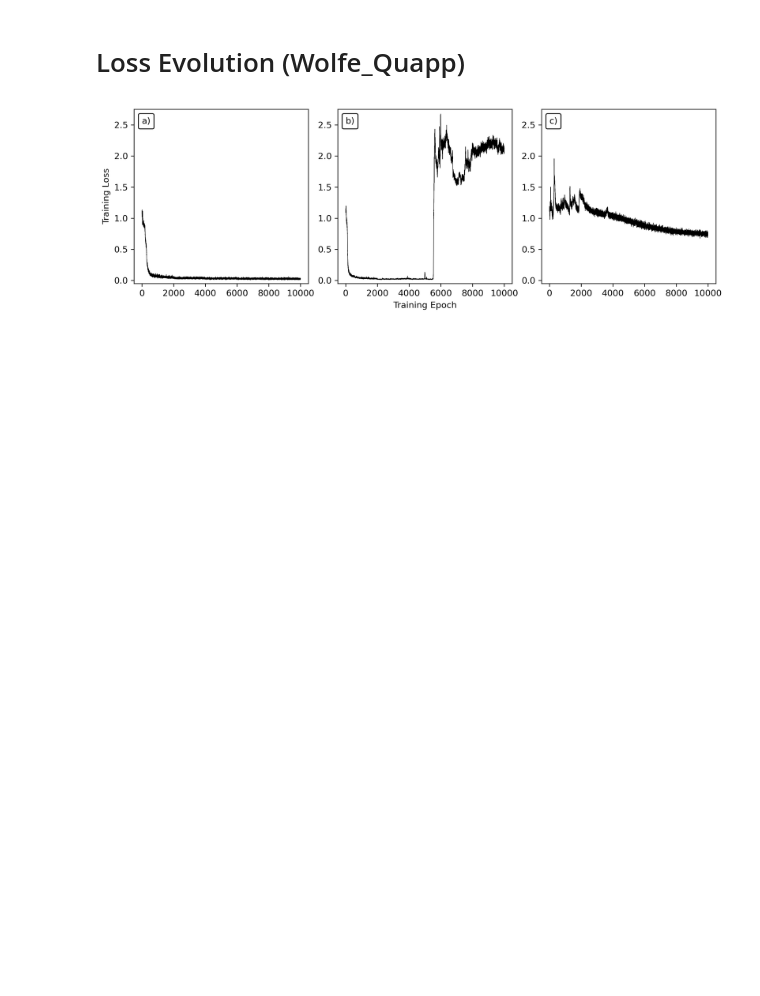
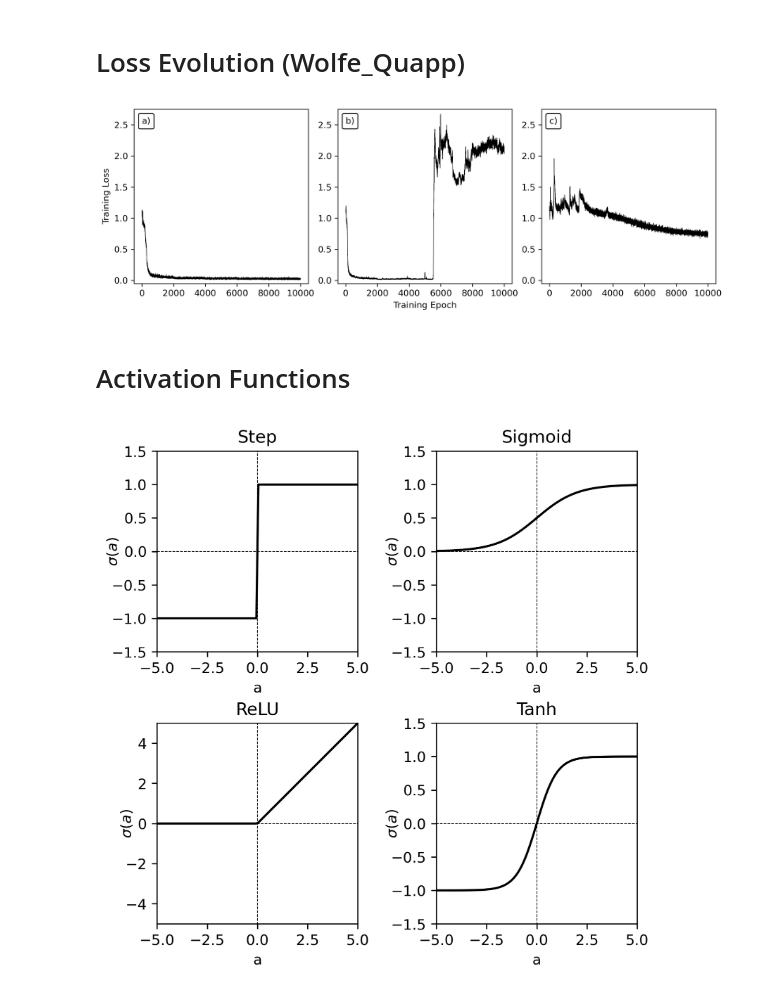
Before and after one commit to jakublala/md-neural-ode, a Jupyter notebook: plotting.ipynb, the cells around one changed output. Saved outputs shown, nothing was run; the diff lists cells and outputs as text; code cells hidden in the pictures; blank space fills up the shorter version.

```diff
--- a/plotting.ipynb
+++ b/plotting.ipynb
@@ -2202,3 +2241,64 @@ plt.savefig('figures/loss_wolfe_quapp.png')
 plt.show()
 # %% [output]
 [figure]
+# %% [markdown]
+# Activation Functions
+# %%
+import numpy as np
+import matplotlib.pyplot as plt
+
+from matplotlib.gridspec import GridSpec
+from matplotlib.offsetbox import AnchoredText
+
+fig = plt.figure(figsize=(6,6), dpi=300)
+axs = [0 for i in range(4)]
+
+gs = GridSpec(200, 200, figure=fig)
+axs[0] = fig.add_subplot(gs[:85, :85])
+axs[1] = fig.add_subplot(gs[:85, 115:])
+axs[2] = fig.add_subplot(gs[115:, :85])
+axs[3] = fig.add_subplot(gs[115:, 115:])
+
+axs[0].set_title('Step')
+axs[1].set_title('Sigmoid')
+axs[2].set_title('ReLU')
+axs[3].set_title('Tanh')
+
+def ReLU(x):
+    return np.maximum(x, 0)
+
+def Sigmoid(x):
+    return 1 / (1 + np.exp(-x))
+
+
+def Step(x):
+    return np.sign(x)
+
+def Tanh(x):
+    return np.tanh(x)
+
+x = np.linspace(-5, 5, 100)
+
+axs[0].plot(x, Step(x), 'k')
+axs[1].plot(x, Sigmoid(x), 'k')
+axs[2].plot(x, ReLU(x), 'k')
+axs[3].plot(x, Tanh(x), 'k')
+
+
+for ax in axs:
+    ax.set_box_aspect(1)
+    ax.plot([0, 0], [-10, 10], 'k--', linewidth=0.5)
+    ax.plot([-10, 10], [0, 0], 'k--', linewidth=0.5)
+    ax.set_xlim(-5, 5)
+    ax.set_ylabel('$\sigma (a)$', labelpad=-6)
+    ax.set_xlabel('a')
+
+axs[0].set_ylim(-1.5, 1.5)
+axs[1].set_ylim(-1.5, 1.5)
+axs[2].set_ylim(-5, 5)
+axs[3].set_ylim(-1.5, 1.5)
+
+plt.savefig('figures/activation_functions.png')
+plt.show()
+# %% [output]
+[figure, added]
```
Also changed, not shown: parts of 6 cells of this notebook, 12 other files.
